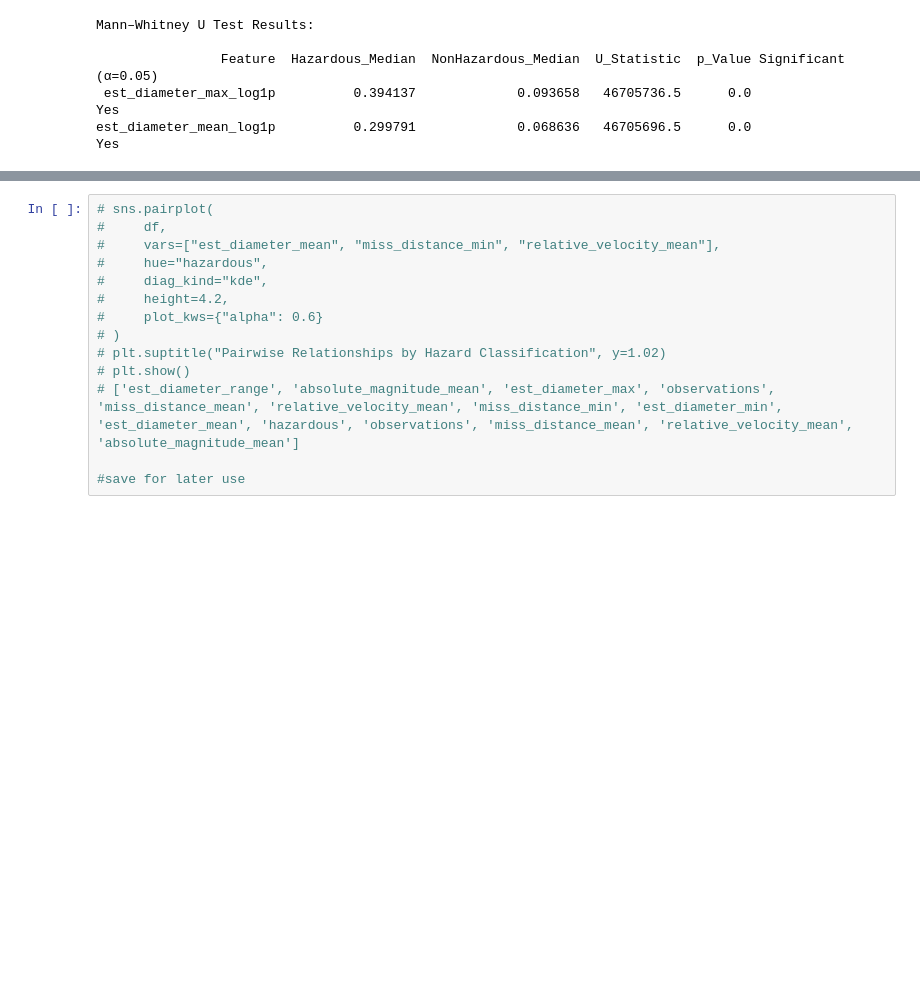
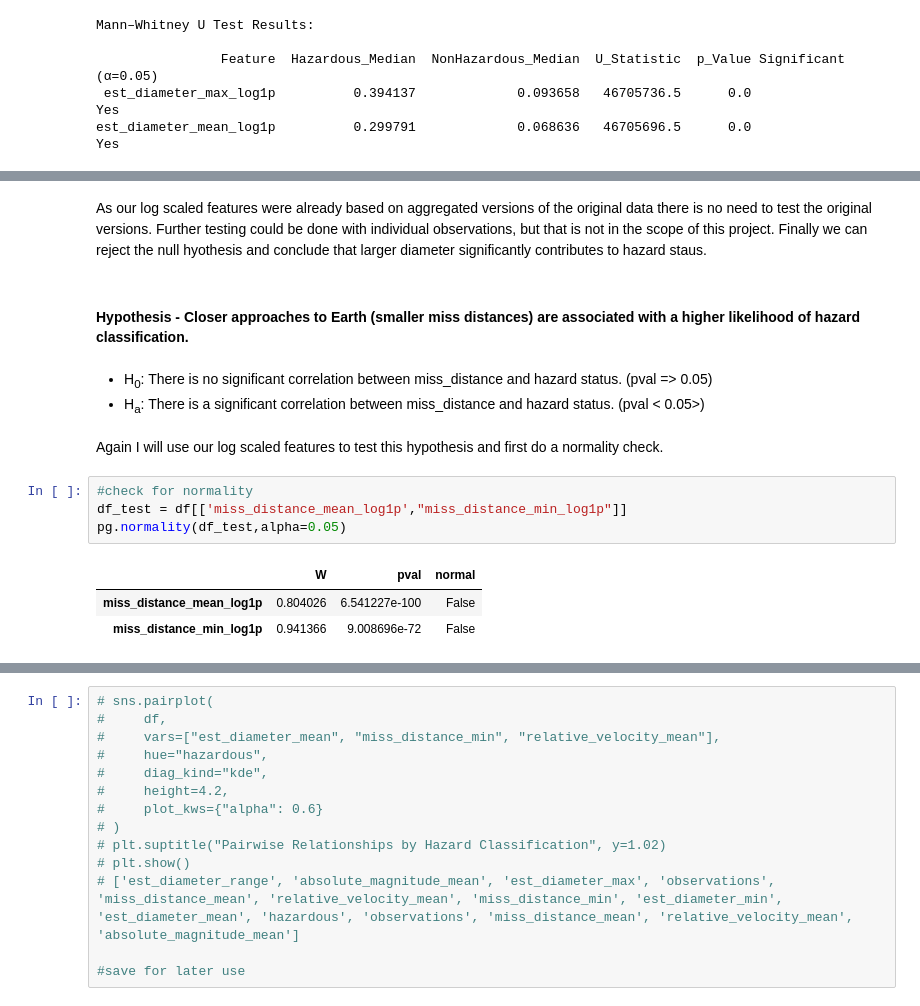
Before and after one commit to Mikeecee1/Near-Earth-Asteroid-Analysis, a Jupyter notebook: jupyter_notebooks/Visualisation.ipynb, the cells around one changed output, grey strips where cells are left out. Saved outputs shown, nothing was run; the diff lists cells and outputs as text; blank space fills up the shorter version.

```diff
--- a/jupyter_notebooks/Visualisation.ipynb
+++ b/jupyter_notebooks/Visualisation.ipynb
@@ -339,0 +364,19 @@ From this we can see that there is a significant statistical difference between
+# %% [markdown]
+As our log scaled features were already based on aggregated versions of the original data there is no need to test the original versions.
+Further testing could be done with individual observations, but that is not in the scope of this project.
+Finally we can reject the null hyothesis and conclude that larger diameter significantly contributes to hazard staus.
+# %% [markdown]
+#### Hypothesis - Closer approaches to Earth (smaller miss distances) are associated with a higher likelihood of hazard classification.
+# %% [markdown]
+* H<sub>0</sub>: There is no significant correlation between miss_distance and hazard status. (pval => 0.05)
+* H<sub>a</sub>: There is a significant correlation between miss_distance and hazard status. (pval < 0.05>)
+# %% [markdown]
+Again I will use our log scaled features to test this hypothesis and first do a normality check.
+# %%
+#check for normality
+df_test = df[['miss_distance_mean_log1p',"miss_distance_min_log1p"]]
+pg.normality(df_test,alpha=0.05)
+# %% [output]
+|  | W | pval | normal |
+| miss_distance_mean_log1p | 0.804026 | 6.541227e-100 | False |
+| miss_distance_min_log1p | 0.941366 | 9.008696e-72 | False |
```
Also changed, not shown: parts of 8 cells of this notebook.
